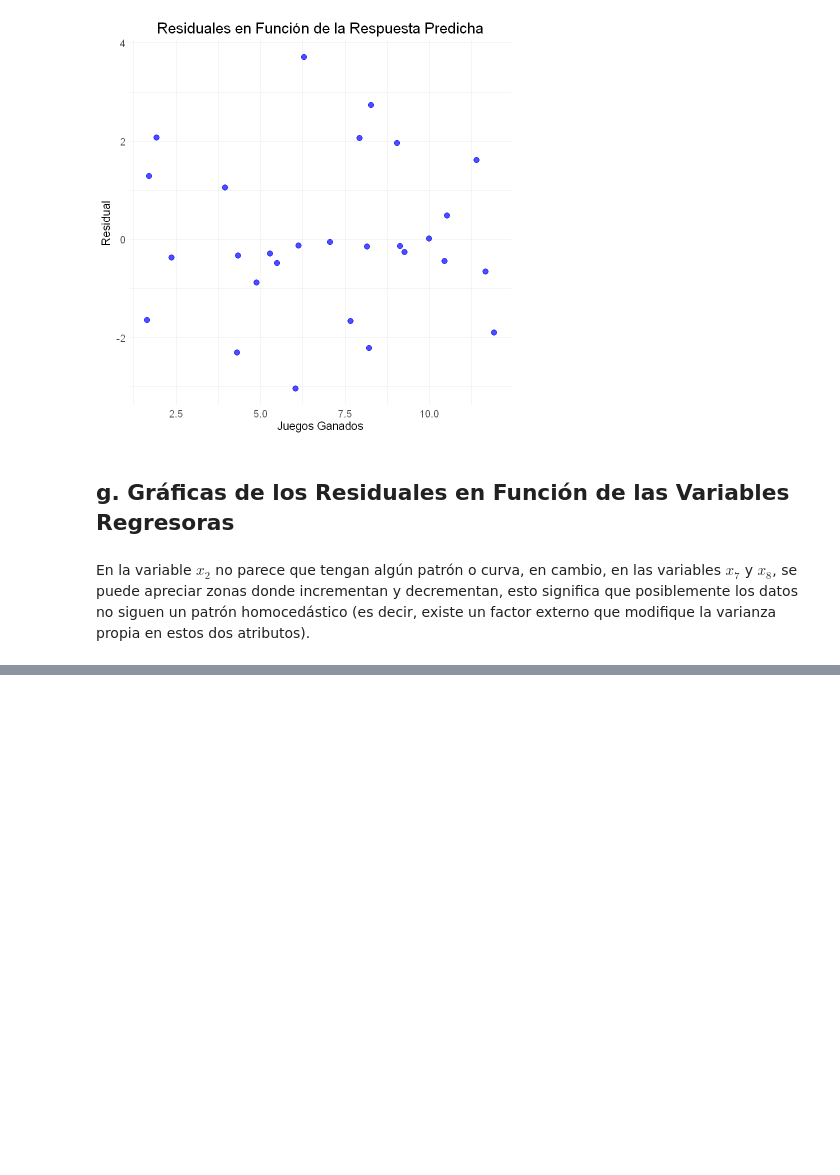
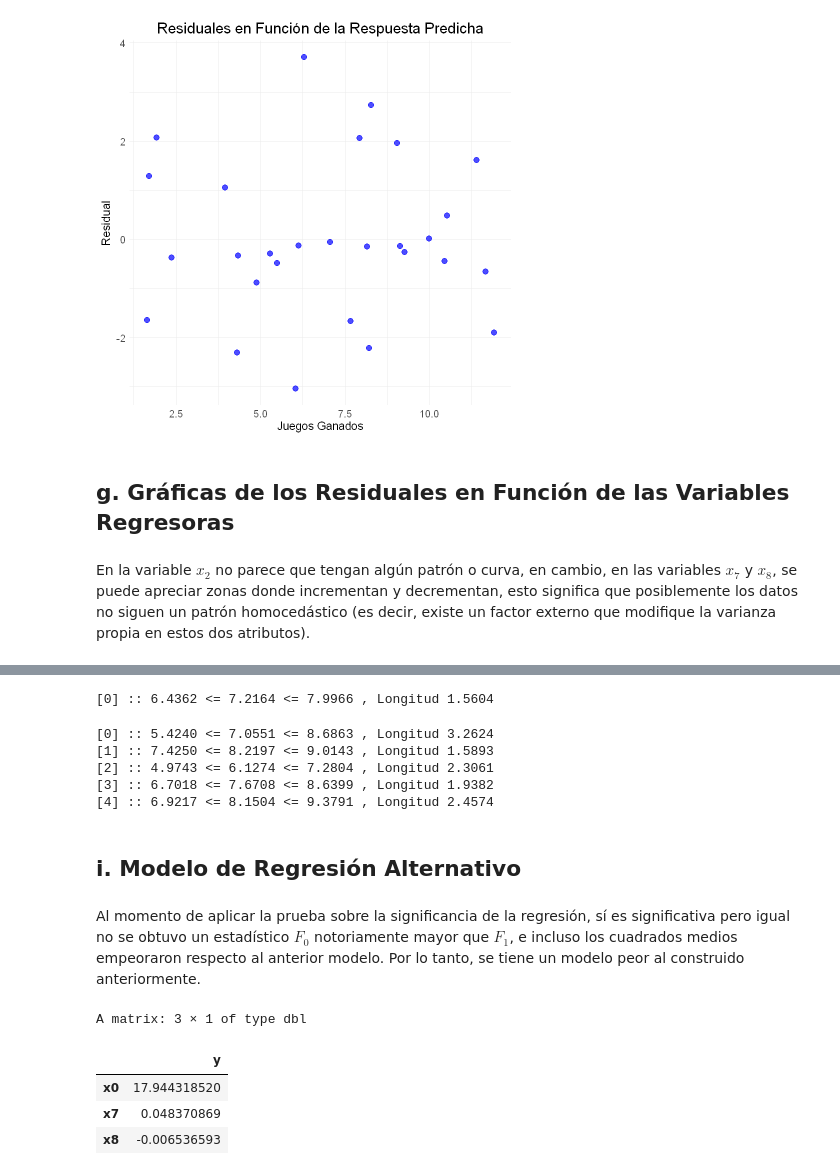
Before and after one commit to alexisuaguilaru/EstadisticaMultivariada, a Jupyter notebook: RegresionMultiple/Tareas/Tarea_01_r.ipynb, the cells around one changed output, grey strips where cells are left out. Saved outputs shown, nothing was run; the diff lists cells and outputs as text; code cells hidden in the pictures; blank space fills up the shorter version.

```diff
--- a/RegresionMultiple/Tareas/Tarea_01_r.ipynb
+++ b/RegresionMultiple/Tareas/Tarea_01_r.ipynb
@@ -526,0 +613,34 @@ PlotVariableResiduals(
+# %%
+# Intervalo de confianza para la Respuesta Media
+
+Observations <- data.frame(
+    t(c(2300, 56, 2100)),
+    stringsAsFactors = FALSE
+)
+colnames(Observations) <- FeaturesModel
+
+ConfidenceIntervalsMeanResponse(
+    LinearModel,
+    DatasetFutbol,
+    FeaturesModel,
+    Observations,
+)
+# %% [output]
+[0] :: 6.4362 <= 7.2164 <= 7.9966 , Longitud 1.5604
+# %%
+ConfidenceIntervalsMeanResponse(
+    LinearModel,
+    DatasetFutbol,
+    FeaturesModel,
+    DatasetFutbol[DatasetFutbol[[TargetLabel]] %in% c(6, 7, 8),]
+)
+# %% [output]
+[0] :: 5.4240 <= 7.0551 <= 8.6863 , Longitud 3.2624
+[1] :: 7.4250 <= 8.2197 <= 9.0143 , Longitud 1.5893
+[2] :: 4.9743 <= 6.1274 <= 7.2804 , Longitud 2.3061
+[3] :: 6.7018 <= 7.6708 <= 8.6399 , Longitud 1.9382
+[4] :: 6.9217 <= 8.1504 <= 9.3791 , Longitud 2.4574
+# %% [markdown]
+## **i**. Modelo de Regresión Alternativo
+# %% [markdown]
+Al momento de aplicar la prueba sobre la significancia de la regresión, sí es significativa pero igual no se obtuvo un estadístico $F_0$ notoriamente mayor que $F_1$, e incluso los cuadrados medios empeoraron respecto al anterior modelo. Por lo tanto, se tiene un modelo peor al construido anteriormente.
@@ -526,0 +651,16 @@ PlotVariableResiduals(
+# %%
+# Ajuste de Modelo Alternativo de forma Manual
+
+FeaturesModel_Alt = c('x7','x8')
+
+LinearModelManual <- ManualLinearModel(DatasetFutbol,FeaturesModel_Alt,TargetLabel)
+DataMatrixX_Alt <- LinearModelManual$DataMatrixX
+EstimateBetas_Alt <- LinearModelManual$EstimateBetas
+
+EstimateBetas_Alt
+# %% [output]
+A matrix: 3 × 1 of type dbl
+|  | y |
+| x0 | 17.944318520 |
+| x7 | 0.048370869 |
+| x8 | -0.006536593 |
```
Also changed, not shown: parts of 28 cells of this notebook.
